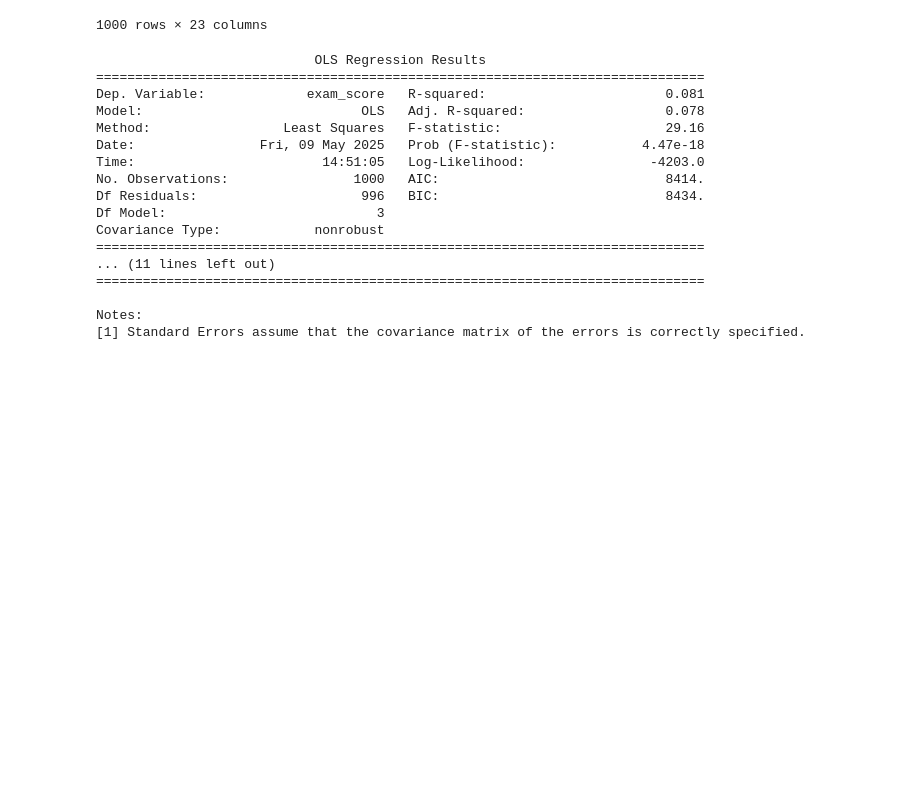
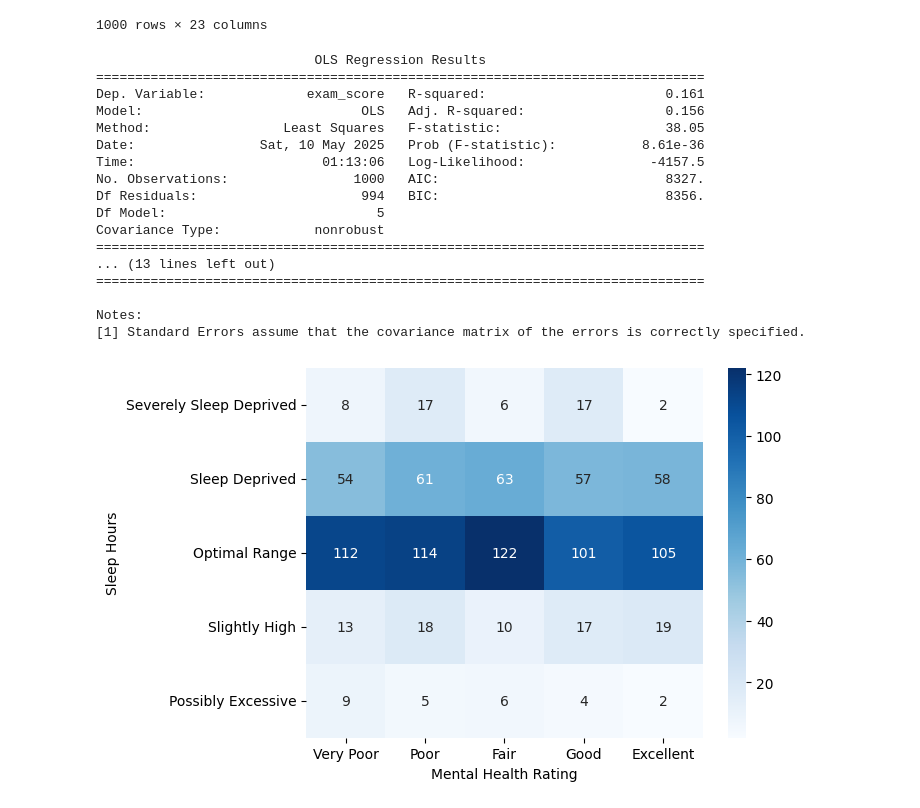
Before and after one commit to aishyuu/Student-Performance-Data-Exploration, a Jupyter notebook: test.ipynb, the cells around one changed output. Saved outputs shown, nothing was run; the diff lists cells and outputs as text; code cells hidden in the pictures; blank space fills up the shorter version.

```diff
--- a/test.ipynb
+++ b/test.ipynb
@@ -477,7 +478,7 @@ import statsmodels.api as sm
 
 # Predictors (categorical, ordered)
 X = df[['sleep_hours_category', 'mental_health_rating_category',
-        'netflix_hours_category']]
+        'netflix_hours_category', 'social_media_category', 'study_hours_category']]
 
 # Target (numeric exam score)
 y = df['exam_score']  # numeric
@@ -495,18 +496,28 @@ print(model.summary())
 # %% [output]
                             OLS Regression Results
 ==============================================================================
-Dep. Variable:             exam_score   R-squared:                       0.081
-Model:                            OLS   Adj. R-squared:                  0.078
-Method:                 Least Squares   F-statistic:                     29.16
-Date:                Fri, 09 May 2025   Prob (F-statistic):           4.47e-18
-Time:                        14:51:05   Log-Likelihood:                -4203.0
-No. Observations:                1000   AIC:                             8414.
-Df Residuals:                     996   BIC:                             8434.
-Df Model:                           3
+Dep. Variable:             exam_score   R-squared:                       0.161
+Model:                            OLS   Adj. R-squared:                  0.156
+Method:                 Least Squares   F-statistic:                     38.05
+Date:                Sat, 10 May 2025   Prob (F-statistic):           8.61e-36
+Time:                        01:13:06   Log-Likelihood:                -4157.5
+No. Observations:                1000   AIC:                             8327.
+Df Residuals:                     994   BIC:                             8356.
+Df Model:                           5
 Covariance Type:            nonrobust
 ==============================================================================
-... (11 lines left out)
+... (13 lines left out)
 ==============================================================================
 
 Notes:
 [1] Standard Errors assume that the covariance matrix of the errors is correctly specified.
+# %%
+contingency_table_sleep_mental = pd.crosstab(df['sleep_hours_category'], df['mental_health_rating_category'])
+
+sns.heatmap(contingency_table_sleep_mental, annot=True, fmt="d", cmap="Blues")
+
+plt.ylabel("Sleep Hours")
+plt.xlabel("Mental Health Rating")
+plt.show()
+# %% [output]
+[figure, added]
```
Also changed, not shown: parts of 6 cells of this notebook.
